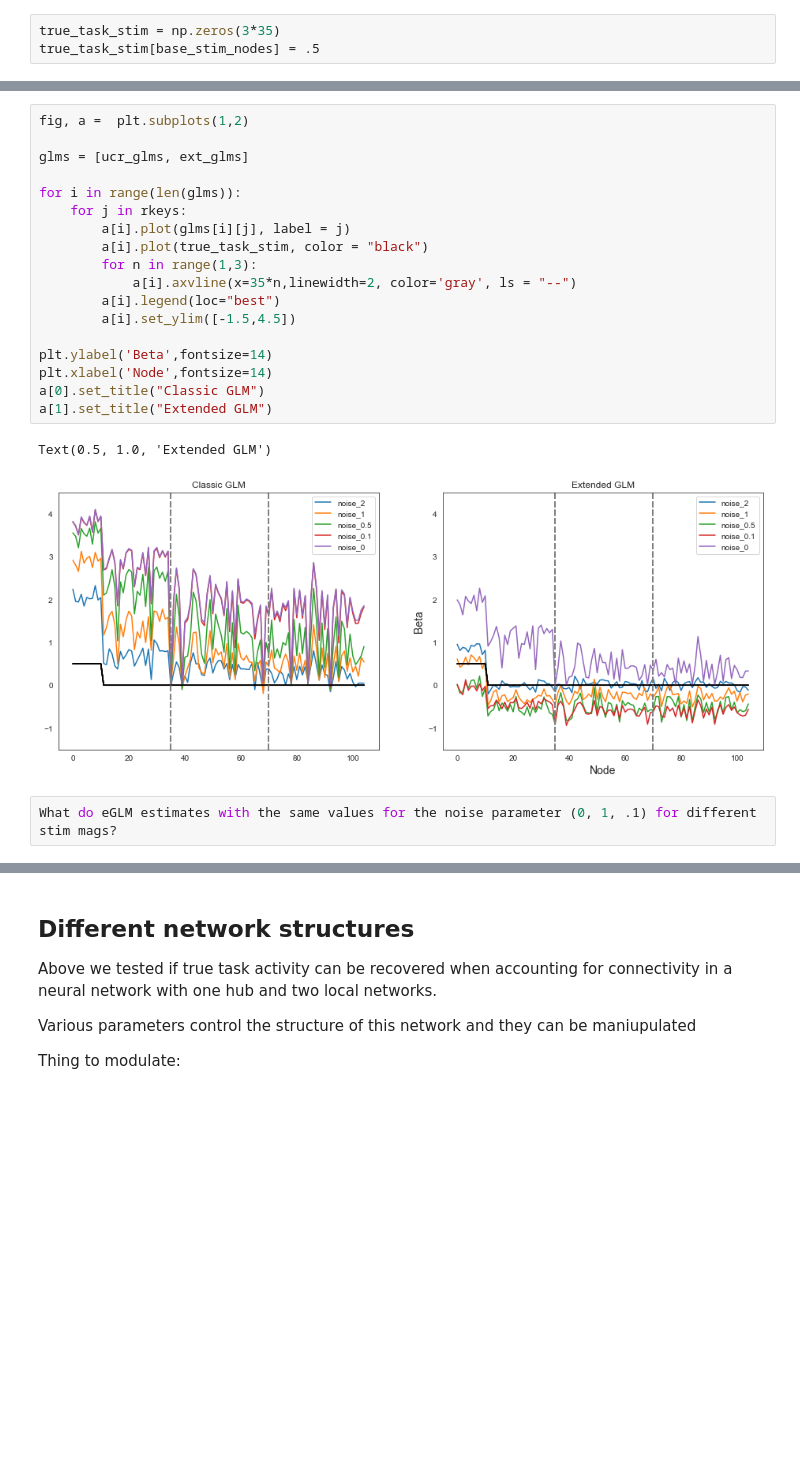
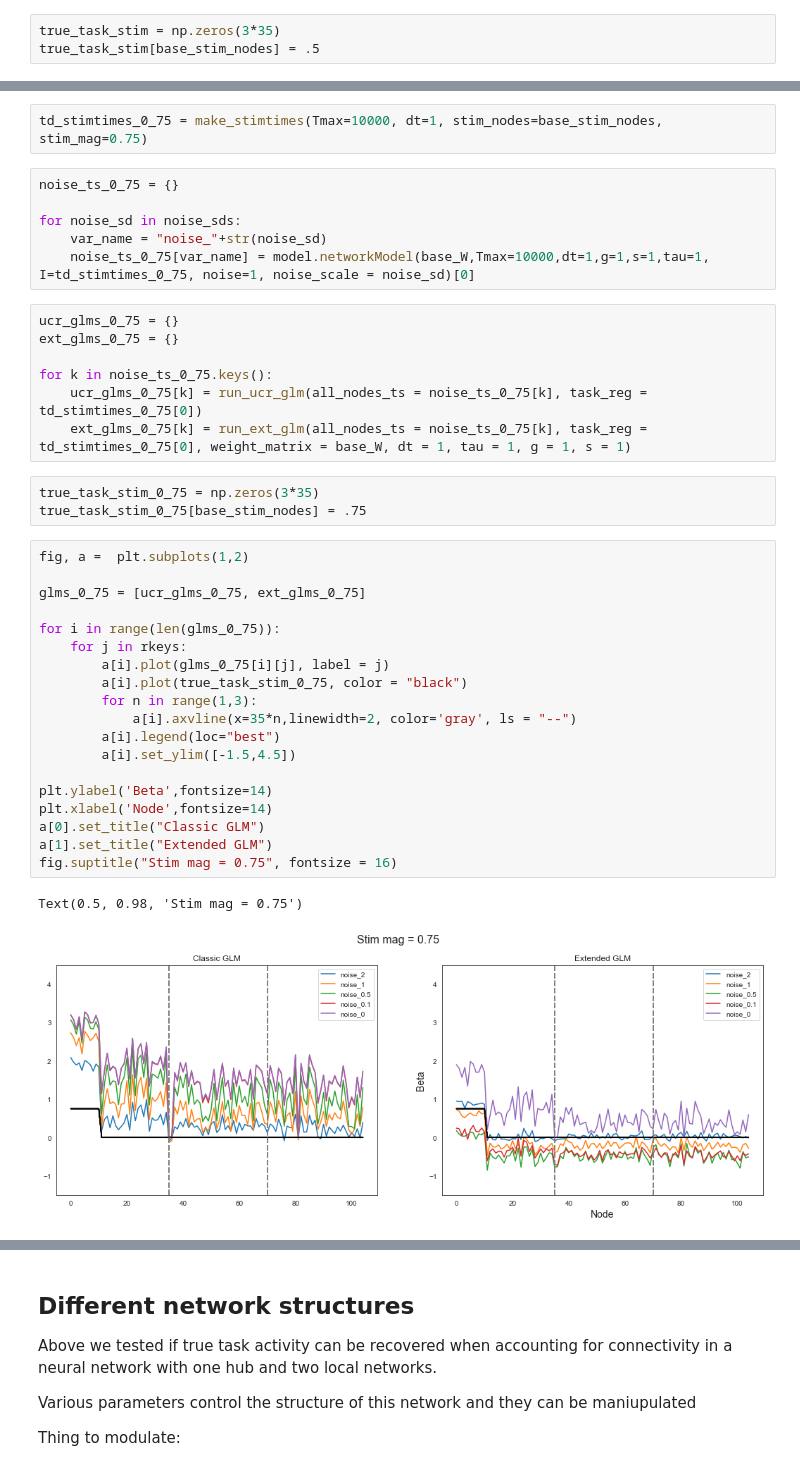
Before and after one commit to zenkavi/DevStudy_FmriNbs, a Jupyter notebook: notebooks/informationtransfermapping/TheoreticalResults/Zenkavi_Simulations/Extended_GLM_neural_network_level.ipynb, the cells around one changed output, grey strips where cells are left out. Saved outputs shown, nothing was run; the diff lists cells and outputs as text; blank space fills up the shorter version.

```diff
--- a/notebooks/informationtransfermapping/TheoreticalResults/Zenkavi_Simulations/Extended_GLM_neural_network_level.ipynb
+++ b/notebooks/informationtransfermapping/TheoreticalResults/Zenkavi_Simulations/Extended_GLM_neural_network_level.ipynb
@@ -510,23 +552,40 @@ true_task_stim[base_stim_nodes] = .5
+# %%
+td_stimtimes_0_75 = make_stimtimes(Tmax=10000, dt=1, stim_nodes=base_stim_nodes, stim_mag=0.75)
+# %%
+noise_ts_0_75 = {}
+
+for noise_sd in noise_sds:
+    var_name = "noise_"+str(noise_sd)
+    noise_ts_0_75[var_name] = model.networkModel(base_W,Tmax=10000,dt=1,g=1,s=1,tau=1, I=td_stimtimes_0_75, noise=1, noise_scale = noise_sd)[0]
+# %%
+ucr_glms_0_75 = {}
+ext_glms_0_75 = {}
+
+for k in noise_ts_0_75.keys():
+    ucr_glms_0_75[k] = run_ucr_glm(all_nodes_ts = noise_ts_0_75[k], task_reg = td_stimtimes_0_75[0])
+    ext_glms_0_75[k] = run_ext_glm(all_nodes_ts = noise_ts_0_75[k], task_reg = td_stimtimes_0_75[0], weight_matrix = base_W, dt = 1, tau = 1, g = 1, s = 1)
+# %%
+true_task_stim_0_75 = np.zeros(3*35)
+true_task_stim_0_75[base_stim_nodes] = .75
 # %%
 fig, a =  plt.subplots(1,2)
 
-glms = [ucr_glms, ext_glms]
+glms_0_75 = [ucr_glms_0_75, ext_glms_0_75]
 
-for i in range(len(glms)):
+for i in range(len(glms_0_75)):
     for j in rkeys:
-        a[i].plot(glms[i][j], label = j)
-        a[i].plot(true_task_stim, color = "black")
+        a[i].plot(glms_0_75[i][j], label = j)
+        a[i].plot(true_task_stim_0_75, color = "black")
         for n in range(1,3):
             a[i].axvline(x=35*n,linewidth=2, color='gray', ls = "--")
         a[i].legend(loc="best")
         a[i].set_ylim([-1.5,4.5])
 
 plt.ylabel('Beta',fontsize=14)
 plt.xlabel('Node',fontsize=14)
 a[0].set_title("Classic GLM")
 a[1].set_title("Extended GLM")
+fig.suptitle("Stim mag = 0.75", fontsize = 16)
 # %% [output]
-Text(0.5, 1.0, 'Extended GLM')
+Text(0.5, 0.98, 'Stim mag = 0.75')
-[figure, old version]
+[figure, new version]
-# %%
-What do eGLM estimates with the same values for the noise parameter (0, 1, .1) for different stim mags?
```
Also changed, not shown: parts of 16 cells of this notebook.
